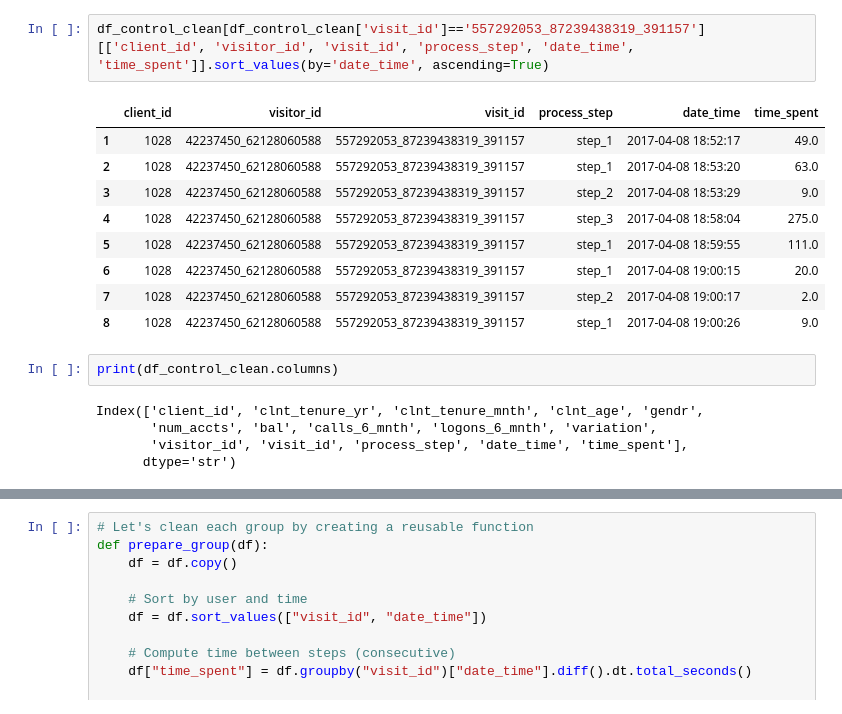
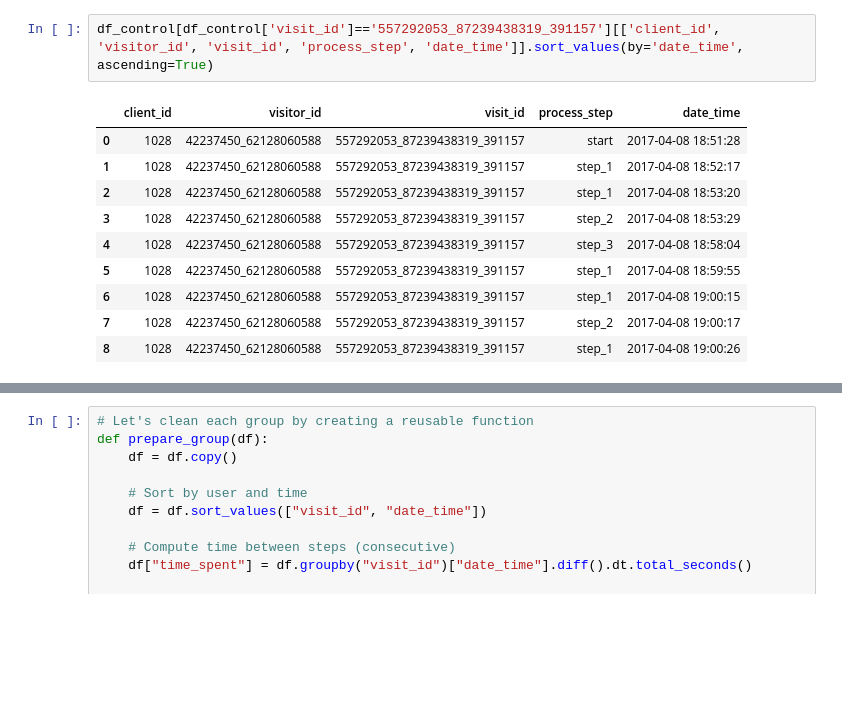
Before and after one commit to gonch145-svg/project-2, a Jupyter notebook: notebooks/completion_time_francisca.ipynb, the cells around one changed output, grey strips where cells are left out. Saved outputs shown, nothing was run; the diff lists cells and outputs as text; blank space fills up the shorter version.

```diff
--- a/notebooks/completion_time_francisca.ipynb
+++ b/notebooks/completion_time_francisca.ipynb
@@ -116,19 +132,13 @@ df_test[df_test['visit_id']=='10029965_1592382589_593999'][['client_id', 'visito
 # %%
-df_control_clean[df_control_clean['visit_id']=='557292053_87239438319_391157'][['client_id', 'visitor_id', 'visit_id', 'process_step', 'date_time', 'time_spent']].sort_values(by='date_time', ascending=True)
+df_control[df_control['visit_id']=='557292053_87239438319_391157'][['client_id', 'visitor_id', 'visit_id', 'process_step', 'date_time']].sort_values(by='date_time', ascending=True)
 # %% [output]
-|  | client_id | visitor_id | visit_id | process_step | date_time | time_spent |
-| 1 | 1028 | 42237450_62128060588 | 557292053_87239438319_391157 | step_1 | 2017-04-08 18:52:17 | 49.0 |
-| 2 | 1028 | 42237450_62128060588 | 557292053_87239438319_391157 | step_1 | 2017-04-08 18:53:20 | 63.0 |
-| 3 | 1028 | 42237450_62128060588 | 557292053_87239438319_391157 | step_2 | 2017-04-08 18:53:29 | 9.0 |
-| 4 | 1028 | 42237450_62128060588 | 557292053_87239438319_391157 | step_3 | 2017-04-08 18:58:04 | 275.0 |
-| 5 | 1028 | 42237450_62128060588 | 557292053_87239438319_391157 | step_1 | 2017-04-08 18:59:55 | 111.0 |
-| 6 | 1028 | 42237450_62128060588 | 557292053_87239438319_391157 | step_1 | 2017-04-08 19:00:15 | 20.0 |
-| 7 | 1028 | 42237450_62128060588 | 557292053_87239438319_391157 | step_2 | 2017-04-08 19:00:17 | 2.0 |
-| 8 | 1028 | 42237450_62128060588 | 557292053_87239438319_391157 | step_1 | 2017-04-08 19:00:26 | 9.0 |
+|  | client_id | visitor_id | visit_id | process_step | date_time |
+| 0 | 1028 | 42237450_62128060588 | 557292053_87239438319_391157 | start | 2017-04-08 18:51:28 |
+| 1 | 1028 | 42237450_62128060588 | 557292053_87239438319_391157 | step_1 | 2017-04-08 18:52:17 |
+| 2 | 1028 | 42237450_62128060588 | 557292053_87239438319_391157 | step_1 | 2017-04-08 18:53:20 |
+| 3 | 1028 | 42237450_62128060588 | 557292053_87239438319_391157 | step_2 | 2017-04-08 18:53:29 |
+| 4 | 1028 | 42237450_62128060588 | 557292053_87239438319_391157 | step_3 | 2017-04-08 18:58:04 |
+| 5 | 1028 | 42237450_62128060588 | 557292053_87239438319_391157 | step_1 | 2017-04-08 18:59:55 |
+| 6 | 1028 | 42237450_62128060588 | 557292053_87239438319_391157 | step_1 | 2017-04-08 19:00:15 |
+| 7 | 1028 | 42237450_62128060588 | 557292053_87239438319_391157 | step_2 | 2017-04-08 19:00:17 |
+| 8 | 1028 | 42237450_62128060588 | 557292053_87239438319_391157 | step_1 | 2017-04-08 19:00:26 |
-# %%
-print(df_control_clean.columns)
-# %% [output]
-Index(['client_id', 'clnt_tenure_yr', 'clnt_tenure_mnth', 'clnt_age', 'gendr',
-       'num_accts', 'bal', 'calls_6_mnth', 'logons_6_mnth', 'variation',
-       'visitor_id', 'visit_id', 'process_step', 'date_time', 'time_spent'],
-      dtype='str')
```
Also changed, not shown: parts of 24 cells of this notebook.
